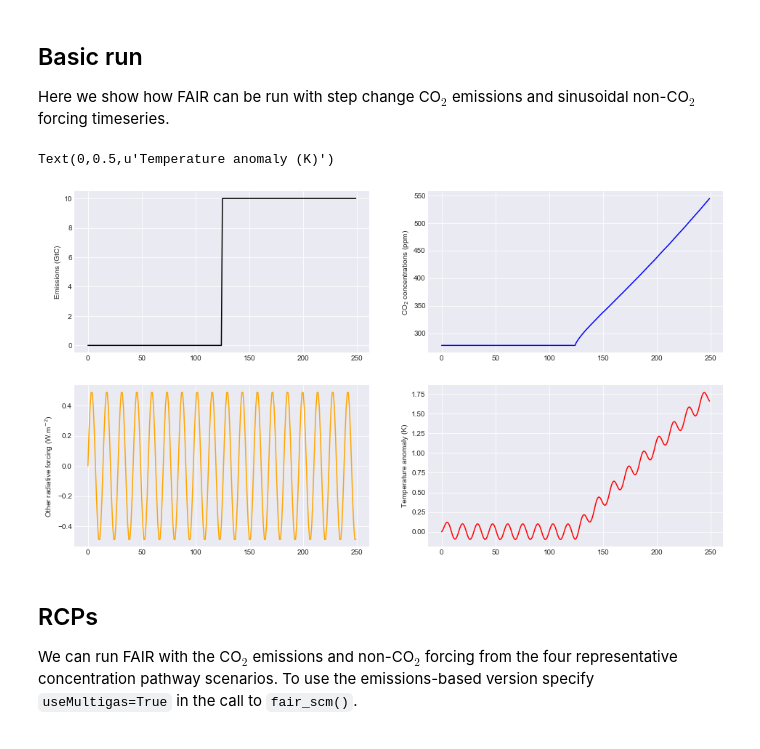
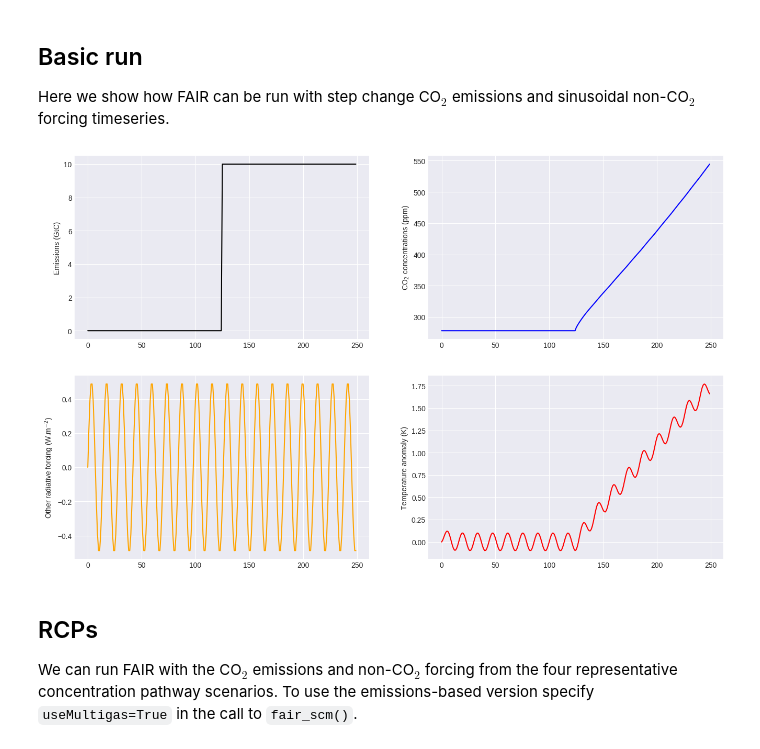
Before and after one commit to OMS-NetZero/FAIR, a Jupyter notebook: index.ipynb, the cells around one changed output. Cells and saved outputs as stored; diff of their text form; code cells hidden in the pictures.

```diff
--- a/index.ipynb
+++ b/index.ipynb
@@ -32,29 +29,30 @@ Here we show how FAIR can be run with step change CO$_2$ emissions and sinusoida
 # %%
 emissions = np.zeros(250)
 emissions[125:] = 10.0
 other_rf = np.zeros(emissions.size)
-for x in range(0,emissions.size):
-    other_rf[x] = 0.5*np.sin(2*np.pi*(x)/14.0)
+for x in range(0, emissions.size):
+    other_rf[x] = 0.5 * np.sin(2 * np.pi * (x) / 14.0)
 
-C,F,T = fair.forward.fair_scm(emissions=emissions,
-                            other_rf=other_rf)
+C,F,T = fair.forward.fair_scm(
+    emissions=emissions,
+    other_rf=other_rf
+)
 
 fig = plt.figure()
 ax1 = fig.add_subplot(221)
-ax1.plot(range(0,emissions.size),emissions,color='black')
+ax1.plot(range(0, emissions.size), emissions, color='black')
 ax1.set_ylabel('Emissions (GtC)')
 ax2 = fig.add_subplot(222)
-ax2.plot(range(0,emissions.size),C,color='blue')
+ax2.plot(range(0, emissions.size), C, color='blue')
 ax2.set_ylabel('CO$_2$ concentrations (ppm)')
 ax3 = fig.add_subplot(223)
-ax3.plot(range(0,emissions.size),other_rf,color='orange')
+ax3.plot(range(0, emissions.size), other_rf, color='orange')
 ax3.set_ylabel('Other radiative forcing (W.m$^{-2}$)')
 ax4 = fig.add_subplot(224)
-ax4.plot(range(0,emissions.size),T,color='red')
-ax4.set_ylabel('Temperature anomaly (K)')
+ax4.plot(range(0, emissions.size), T, color='red')
+ax4.set_ylabel('Temperature anomaly (K)');
 # %% [output]
-Text(0,0.5,u'Temperature anomaly (K)')
-[figure, old version]
+[figure, new version]
 # %% [markdown]
 ## RCPs
 
```
Also changed, not shown: parts of 3 cells of this notebook.
